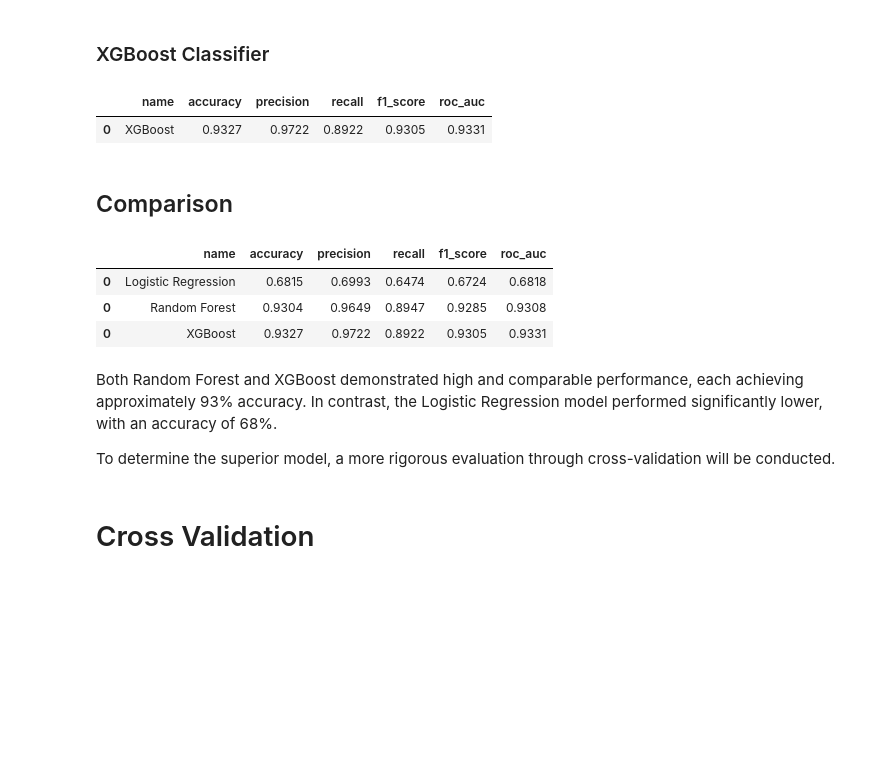
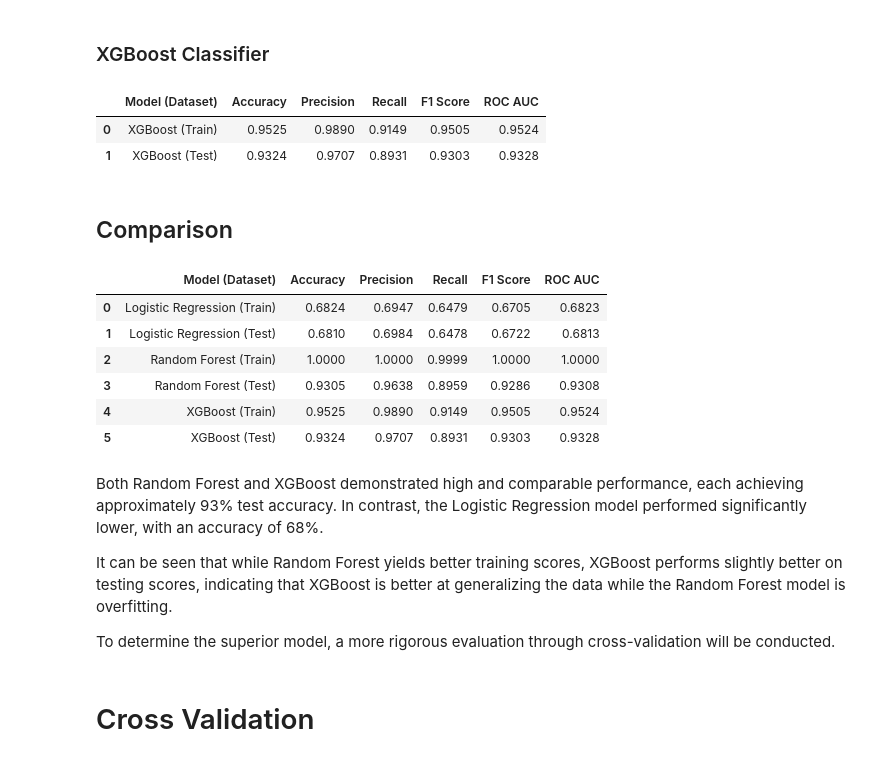
Before and after one commit to Aditya-k-23/Bank-Marketing, a Jupyter notebook: Analysis.ipynb, the cells around one changed output. Cells and saved outputs as stored; diff of their text form; code cells hidden in the pictures; blank space fills up the shorter version.

```diff
--- a/Analysis.ipynb
+++ b/Analysis.ipynb
@@ -227,9 +227,6 @@ X_clean['job_transform'] = le_job.fit_transform(X_clean['job'].astype(str))
 X_clean['education_transform'] = X_clean['education_transform'].replace(0,np.nan)
 X_clean['job_transform'] = X_clean['job_transform'].replace(5,np.nan)
 
-# Change 11 to 5 since the nan value took the value of 5 during encoding (this ensures that the imputation wouldn't accidently assign nan values)
-X_clean['job_transform'] = X_clean['job_transform'].replace(11,5)
-
 # Display the encoded values
 X_clean[['education', 'education_transform', 'job', 'job_transform']].head()
 # %% [output]
@@ -542,41 +558,57 @@ xgb = XGBClassifier(random_state=42, eval_metric='logloss')
 # Train the model
 xgb.fit(X_train, y_train)
 
-# Predict on test data
-y_pred_xgb = xgb.predict(X_test)
+# Predict on train and test data
+y_train_pred_xgb = xgb.predict(X_train)
+y_test_pred_xgb = xgb.predict(X_test)
 
-# Evaluation metrics for XGBoost
-xgb_accuracy = round(accuracy_score(y_test, y_pred_xgb), 4)
-xgb_precision = round(precision_score(y_test, y_pred_xgb), 4)
-xgb_recall = round(recall_score(y_test, y_pred_xgb), 4)
-xgb_f1_score = round(f1_score(y_test, y_pred_xgb), 4)
-xgb_reg_roc_auc = round(roc_auc_score(y_test, y_pred_xgb), 4)
+# Evaluation metrics for XGBoost (Train)
+train_xgb_accuracy = round(accuracy_score(y_train, y_train_pred_xgb), 4)
+train_xgb_precision = round(precision_score(y_train, y_train_pred_xgb), 4)
+train_xgb_recall = round(recall_score(y_train, y_train_pred_xgb), 4)
+train_xgb_f1_score = round(f1_score(y_train, y_train_pred_xgb), 4)
+train_xgb_roc_auc = round(roc_auc_score(y_train, y_train_pred_xgb), 4)
 
-# Display evaluation metrics
+# Evaluation metrics for XGBoost (Test)
+test_xgb_accuracy = round(accuracy_score(y_test, y_test_pred_xgb), 4)
+test_xgb_precision = round(precision_score(y_test, y_test_pred_xgb), 4)
+test_xgb_recall = round(recall_score(y_test, y_test_pred_xgb), 4)
+test_xgb_f1_score = round(f1_score(y_test, y_test_pred_xgb), 4)
+test_xgb_roc_auc = round(roc_auc_score(y_test, y_test_pred_xgb), 4)
+
+# Display evaluation metrics for XGBoost
 xgb_results = pd.DataFrame({
-    'name': ['XGBoost'],
-    'accuracy': [xgb_accuracy],
-    'precision': [xgb_precision],
-    'recall': [xgb_recall],
-    'f1_score': [xgb_f1_score],
-    'roc_auc': [xgb_reg_roc_auc]
+    'Model (Dataset)': ['XGBoost (Train)', 'XGBoost (Test)'],
+    'Accuracy': [train_xgb_accuracy, test_xgb_accuracy],
+    'Precision': [train_xgb_precision, test_xgb_precision],
+    'Recall': [train_xgb_recall, test_xgb_recall],
+    'F1 Score': [train_xgb_f1_score, test_xgb_f1_score],
+    'ROC AUC': [train_xgb_roc_auc, test_xgb_roc_auc]
 })
+
+# Display results
 xgb_results
 # %% [output]
-|  | name | accuracy | precision | recall | f1_score | roc_auc |
-| 0 | XGBoost | 0.9327 | 0.9722 | 0.8922 | 0.9305 | 0.9331 |
+|  | Model (Dataset) | Accuracy | Precision | Recall | F1 Score | ROC AUC |
+| 0 | XGBoost (Train) | 0.9525 | 0.9890 | 0.9149 | 0.9505 | 0.9524 |
+| 1 | XGBoost (Test) | 0.9324 | 0.9707 | 0.8931 | 0.9303 | 0.9328 |
 # %% [markdown]
 ## Comparison
 # %%
 # Compare the different models
-pd.concat([log_reg_results, rf_results, xgb_results])
+pd.concat([log_reg_results, rf_results, xgb_results]).reset_index(drop=True)
 # %% [output]
-|  | name | accuracy | precision | recall | f1_score | roc_auc |
-| 0 | Logistic Regression | 0.6815 | 0.6993 | 0.6474 | 0.6724 | 0.6818 |
-| 0 | Random Forest | 0.9304 | 0.9649 | 0.8947 | 0.9285 | 0.9308 |
-| 0 | XGBoost | 0.9327 | 0.9722 | 0.8922 | 0.9305 | 0.9331 |
+|  | Model (Dataset) | Accuracy | Precision | Recall | F1 Score | ROC AUC |
+| 0 | Logistic Regression (Train) | 0.6824 | 0.6947 | 0.6479 | 0.6705 | 0.6823 |
+| 1 | Logistic Regression (Test) | 0.6810 | 0.6984 | 0.6478 | 0.6722 | 0.6813 |
+| 2 | Random Forest (Train) | 1.0000 | 1.0000 | 0.9999 | 1.0000 | 1.0000 |
+| 3 | Random Forest (Test) | 0.9305 | 0.9638 | 0.8959 | 0.9286 | 0.9308 |
+| 4 | XGBoost (Train) | 0.9525 | 0.9890 | 0.9149 | 0.9505 | 0.9524 |
+| 5 | XGBoost (Test) | 0.9324 | 0.9707 | 0.8931 | 0.9303 | 0.9328 |
 # %% [markdown]
-Both Random Forest and XGBoost demonstrated high and comparable performance, each achieving approximately 93% accuracy. In contrast, the Logistic Regression model performed significantly lower, with an accuracy of 68%.
+Both Random Forest and XGBoost demonstrated high and comparable performance, each achieving approximately 93% test accuracy. In contrast, the Logistic Regression model performed significantly lower, with an accuracy of 68%.
+
+It can be seen that while Random Forest yields better training scores, XGBoost performs slightly better on testing scores, indicating that XGBoost is better at generalizing the data while the Random Forest model is overfitting.
 
 To determine the superior model, a more rigorous evaluation through cross-validation will be conducted.
 # %% [markdown]
```
Also changed, not shown: parts of 8 cells of this notebook, 1 other file.
